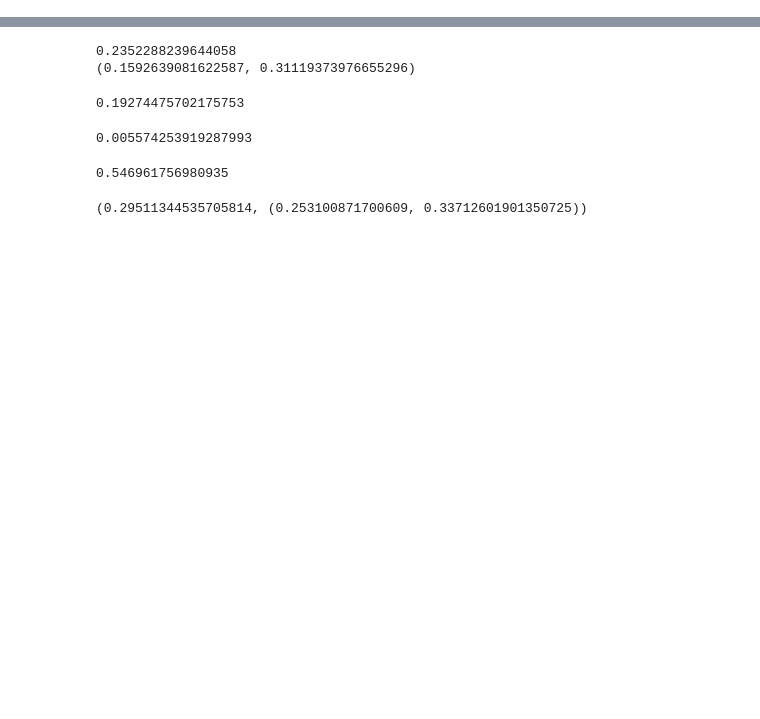
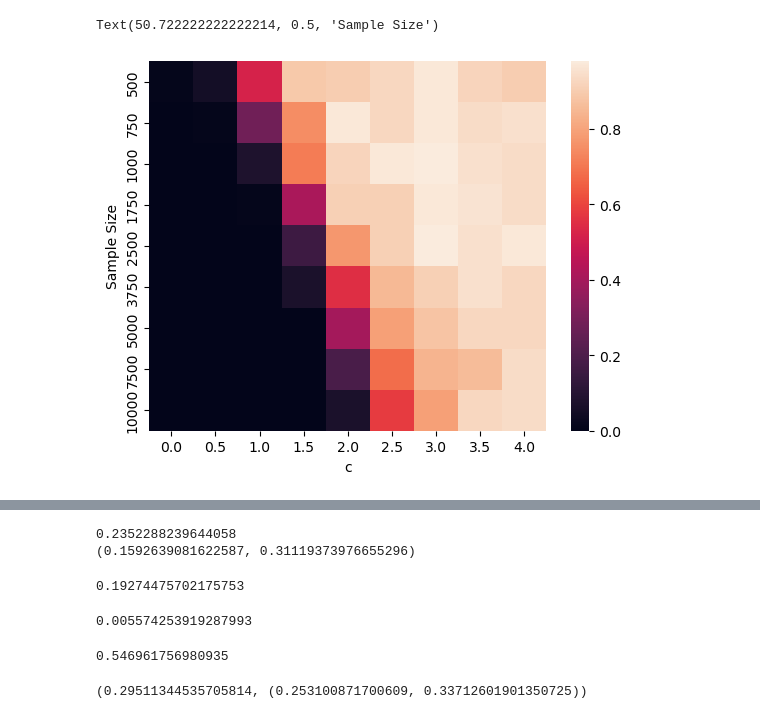
Before and after one commit to alexanderoa/tl_fairness, a Jupyter notebook: notebooks/cmi.ipynb, the cells around one changed output, grey strips where cells are left out. Saved outputs shown, nothing was run; the diff lists cells and outputs as text; code cells hidden in the pictures; blank space fills up the shorter version.

```diff
--- a/notebooks/cmi.ipynb
+++ b/notebooks/cmi.ipynb
@@ -12,3 +14,11 @@ sys.path.append('..')
 from tlfair.metrics import *
 from tlfair.superlearner import *
 from tlfair.knncmi import *
+# %%
+cov_df = pd.read_csv('../cmi_coverage.csv')
+plot = cov_df.pivot(index='sample_size', columns='c', values='coverage')
+ax = sns.heatmap(plot)
+ax.set_ylabel('Sample Size')
+# %% [output]
+Text(50.722222222222214, 0.5, 'Sample Size')
+[figure, added]
```
Also changed, not shown: parts of 10 cells of this notebook, 7 other files.
